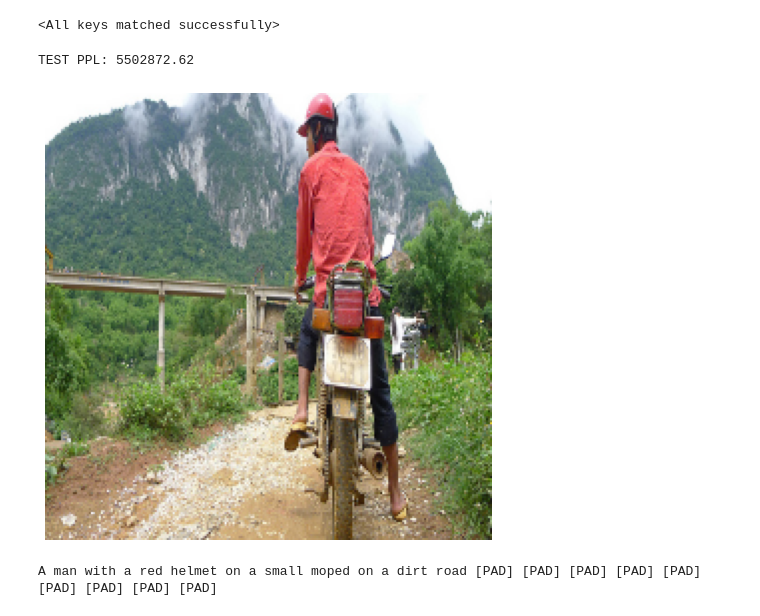
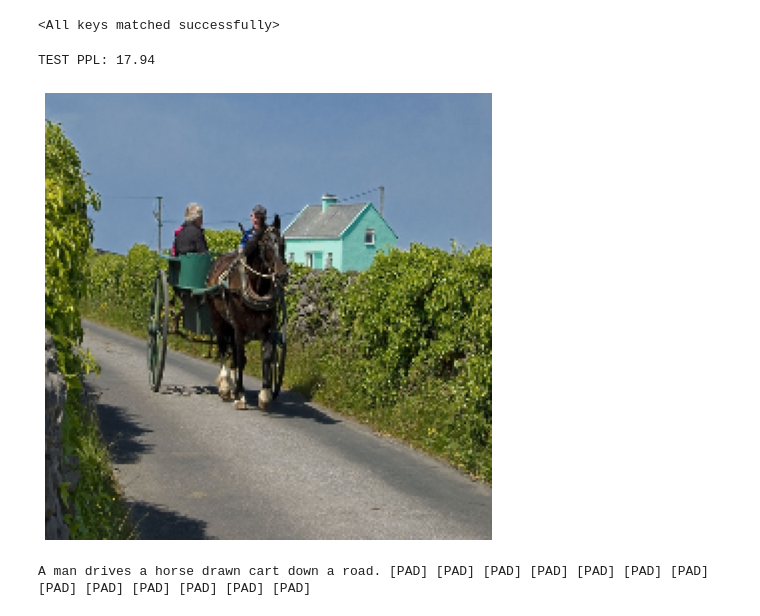
Before and after one commit to fabiormazza/IA025_2022S1, a Jupyter notebook: projeto_final/fabio_mazza/projeto_final_modulos12_final.ipynb, the cells around one changed output. Drawn from its saved outputs; the diff is of its cells as text; code cells hidden in the pictures.

```diff
--- a/projeto_final/fabio_mazza/projeto_final_modulos12_final.ipynb
+++ b/projeto_final/fabio_mazza/projeto_final_modulos12_final.ipynb
@@ -210,28 +210,32 @@ class MyDataset(torch.utils.data.Dataset):
       anns_cap = self.coco_cap.loadAnns(ann_id_cap)
 
       caps = [anns_cap[i]['caption'] for i in range(len(anns_cap))]
-      cap = caps[0] #### Start with only one example... improve later
+      inpt_all = torch.LongTensor([])
 
-      ids = tokenize(cap)
-      ids = [cls] + ids
-      ids = list(filter((119).__ne__, ids)) ## Remove os pontos finais
+      for cap in caps:
 
+          ids = tokenize(cap)
+          ids = [cls] + ids
 
-      if len(ids) >= self.max_seq_length:
-          inpt = torch.LongTensor(ids[:self.max_seq_length])
-      else:
-          inpt = torch.cat((torch.LongTensor(ids), torch.zeros(self.max_seq_length - len(ids))))
+          if len(ids) >= self.max_seq_length:
+              inpt = torch.LongTensor(ids[:self.max_seq_length])
+          else:
+              inpt = torch.cat((torch.LongTensor(ids), torch.zeros(self.max_seq_length - len(ids))))
 
-      inpt = inpt.unsqueeze(0)
-      inputs_mod2 = torch.cat((inputs_mod2, inpt), dim=0)
+          inpt = inpt.unsqueeze(0).unsqueeze(0)
+          inpt_all = torch.cat((inpt_all, inpt), dim=1)
+
+      inputs_mod2 = torch.cat((inputs_mod2, inpt_all), dim=0)
 
     self.inputs_mod2 = inputs_mod2.long()
+    print(self.inputs_mod2.shape)
 
     #Targets to Module 2
-    targets = torch.roll(self.inputs_mod2, -1, dims=1)
-    targets[:, -1] = 0
+    targets = torch.roll(self.inputs_mod2, -1, dims=2)
+    targets[:, :, -1] = 0
 
     self.targets = targets.long()
+    print(self.targets.shape)
 
   def __len__(self):
     return len(self.img_ids)
@@ -323,8 +329,8 @@ data_test_ex_num = int(len(all_img_ids_val_test) / 2)
 all_ex_num = data_train_ex_num + data_valid_ex_num + data_test_ex_num
 
 ## Número de exemplos (truncado ou não)
-train_ex_num = 1 #50_000
-valid_ex_num = 1 #2_500
+train_ex_num = 50_000 #50_000
+valid_ex_num = 2_500 #2_500
 test_ex_num = 2_500 #2_500
 
 max_lines = train_ex_num + valid_ex_num + test_ex_num
@@ -434,7 +440,7 @@ class LanguageModel(torch.nn.Module):
 # %% [markdown]
 # TREINAMENTO
 # %%
-max_examples = 1_000_000
+max_examples = 500_000
 eval_every_steps = 1000
 lr = 1e-4
 
@@ -452,8 +458,8 @@ model_1 = MultiLabelClassifier().to(device)
 model_2 = LanguageModel(vocab_size=tokenizer.vocab_size, max_seq_length=max_seq_length, embedding_dim=embedding_dim, nhead=nhead,
                  num_encoder_layers=num_encoder_layers, num_decoder_layers=num_decoder_layers, dim_feedforward=dim_feedforward, n_linear=n_linear).to(device)
 
-train_loader = DataLoader(train_dataset, batch_size=batch_size, shuffle=True, drop_last=False) #True
-validation_loader = DataLoader(valid_dataset, batch_size=batch_size, drop_last=False) #True
+train_loader = DataLoader(train_dataset, batch_size=batch_size, shuffle=True, drop_last=True)
+validation_loader = DataLoader(valid_dataset, batch_size=batch_size, drop_last=True)
 
 optimizer = torch.optim.Adam(list(model_1.parameters()) + list(model_2.parameters()), lr=lr)
 
@@ -515,7 +521,7 @@ while n_examples < max_examples:
                     torch.save(model_1.state_dict(), 'best_model1_parameters.pt')
                     torch.save(model_2.state_dict(), 'best_model2_parameters.pt')
                     print('Models parameters saved.')
-                    #best_valid_loss = valid_loss ####################
+                    best_valid_loss = valid_loss
 
                 valid_ppl = np.exp(valid_loss)
 
@@ -566,38 +579,38 @@ with torch.no_grad():
 
 print(f'TEST PPL: {test_ppl:.2f}')
 # %% [output]
-TEST PPL: 5502872.62
+TEST PPL: 17.94
 # %%
 ## Teste com exemplo de teste
-n = 0
+n = 27
 
 inv_trans = transforms.Compose([transforms.Normalize(mean = [ 0., 0., 0. ], std = [ 1/0.229, 1/0.224, 1/0.225 ]),
                                 transforms.Normalize(mean = [ -0.485, -0.456, -0.406 ], std = [ 1., 1., 1. ]),
                                ])
 
 img, _, targets = next(iter(train_loader)) #########
 img = img[n]
 targets = targets[n]
 
 ## Image plot
 plt.axis('off')
 plt.imshow(inv_trans(img).permute(1, 2, 0))
 plt.show()
 
 ## Inputs to module 2
 model_1.eval()
 model_2.eval()
 img = img.to(device)
 img = img.unsqueeze(0)
 inputs_to_model2 = model_1(img)
 # %% [output]
-[figure, old version]
+[figure, new version]
 # %%
 ### Targets
 
 print(tokenizer.decode(targets.reshape(-1)))
 # %% [output]
-A man with a red helmet on a small moped on a dirt road [PAD] [PAD] [PAD] [PAD] [PAD] [PAD] [PAD] [PAD] [PAD]
+A man drives a horse drawn cart down a road. [PAD] [PAD] [PAD] [PAD] [PAD] [PAD] [PAD] [PAD] [PAD] [PAD] [PAD] [PAD] [PAD]
 # %%
 max_output_tokens = max_seq_length
 model_2.eval()
```
Also changed, not shown: parts of 13 cells of this notebook.
